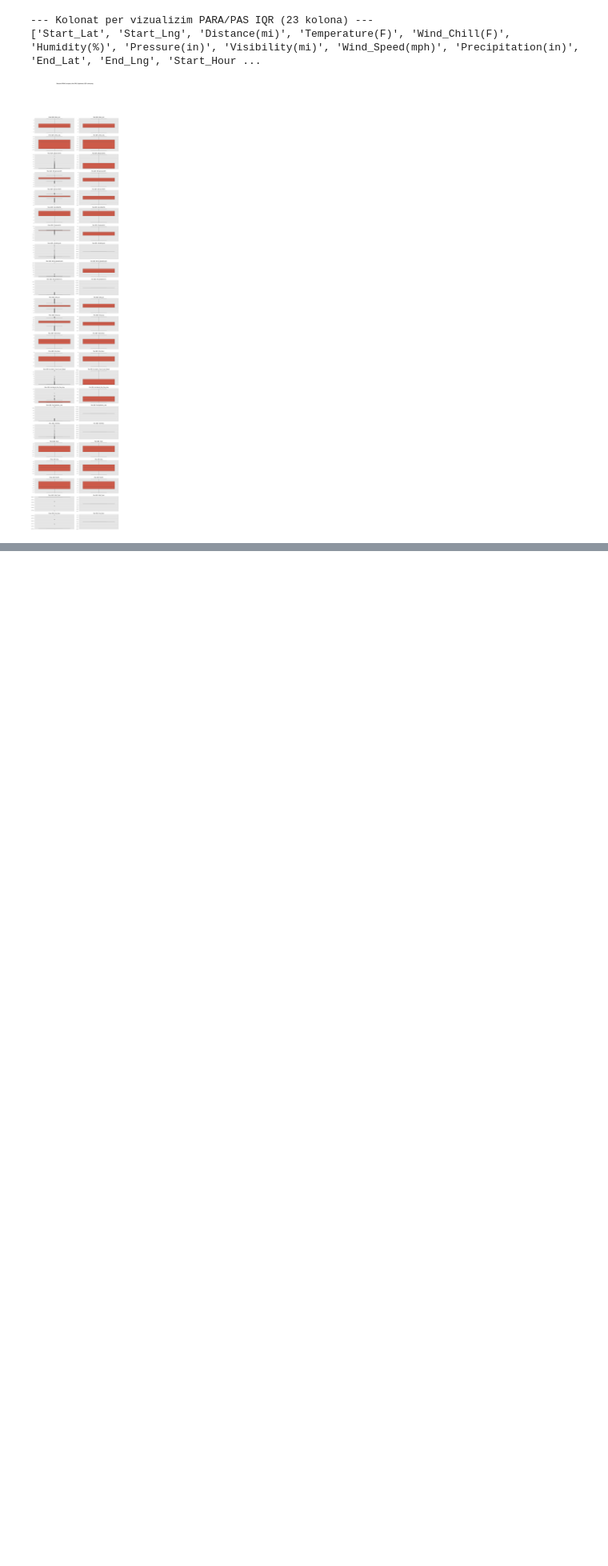
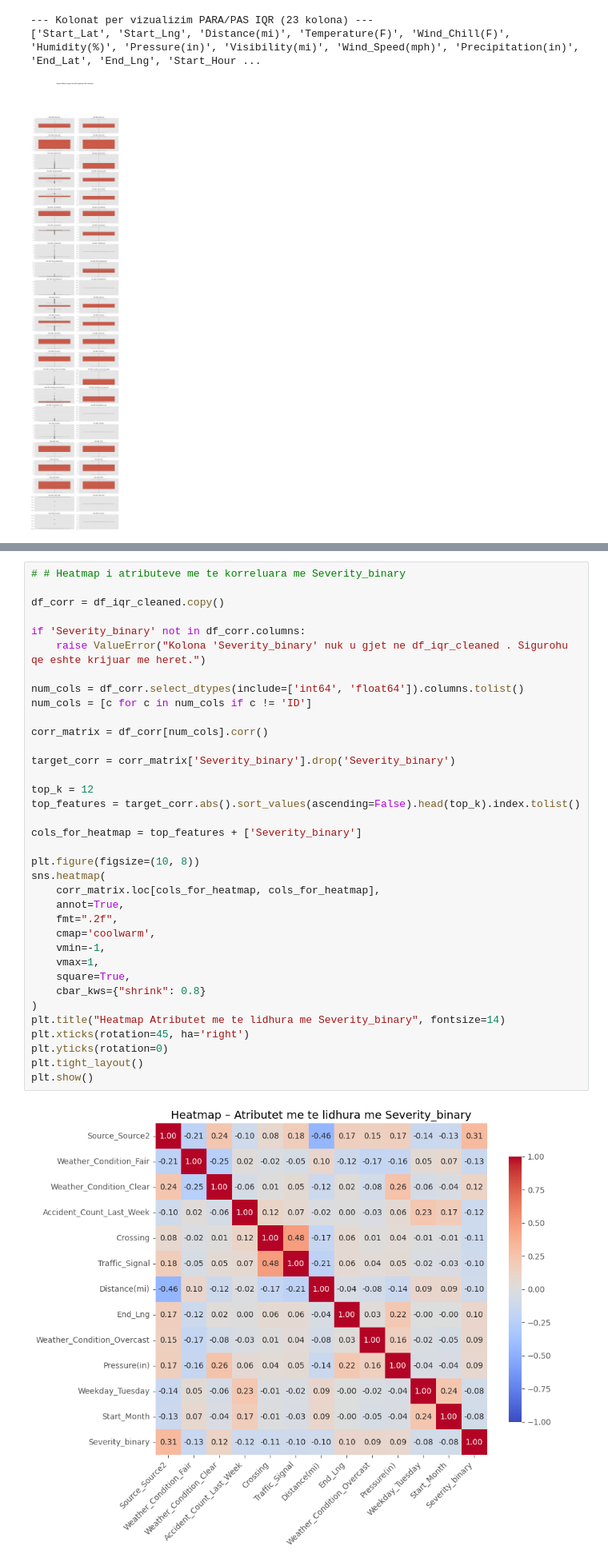
Before and after one commit to DiellzaPervetica/PVDSH_Gr15_2025, a Jupyter notebook: main.ipynb, the cells around one changed output, grey strips where cells are left out. Shown at 80% size. Saved outputs shown, nothing was run; the diff lists cells and outputs as text; blank space fills up the shorter version.

```diff
--- a/main.ipynb
+++ b/main.ipynb
@@ -1483,0 +1525,38 @@ else:
+# %%
+# # Heatmap i atributeve me te korreluara me Severity_binary
+
+df_corr = df_iqr_cleaned.copy()
+
+if 'Severity_binary' not in df_corr.columns:
+    raise ValueError("Kolona 'Severity_binary' nuk u gjet ne df_iqr_cleaned . Sigurohu qe eshte krijuar me heret.")
+
+num_cols = df_corr.select_dtypes(include=['int64', 'float64']).columns.tolist()
+num_cols = [c for c in num_cols if c != 'ID']
+
+corr_matrix = df_corr[num_cols].corr()
+
+target_corr = corr_matrix['Severity_binary'].drop('Severity_binary')
+
+top_k = 12
+top_features = target_corr.abs().sort_values(ascending=False).head(top_k).index.tolist()
+
+cols_for_heatmap = top_features + ['Severity_binary']
+
+plt.figure(figsize=(10, 8))
+sns.heatmap(
+    corr_matrix.loc[cols_for_heatmap, cols_for_heatmap],
+    annot=True,
+    fmt=".2f",
+    cmap='coolwarm',
+    vmin=-1,
+    vmax=1,
+    square=True,
+    cbar_kws={"shrink": 0.8}
+)
+plt.title("Heatmap Atributet me te lidhura me Severity_binary", fontsize=14)
+plt.xticks(rotation=45, ha='right')
+plt.yticks(rotation=0)
+plt.tight_layout()
+plt.show()
+# %% [output]
+[figure, added]
```
Also changed, not shown: parts of 3 cells of this notebook.
